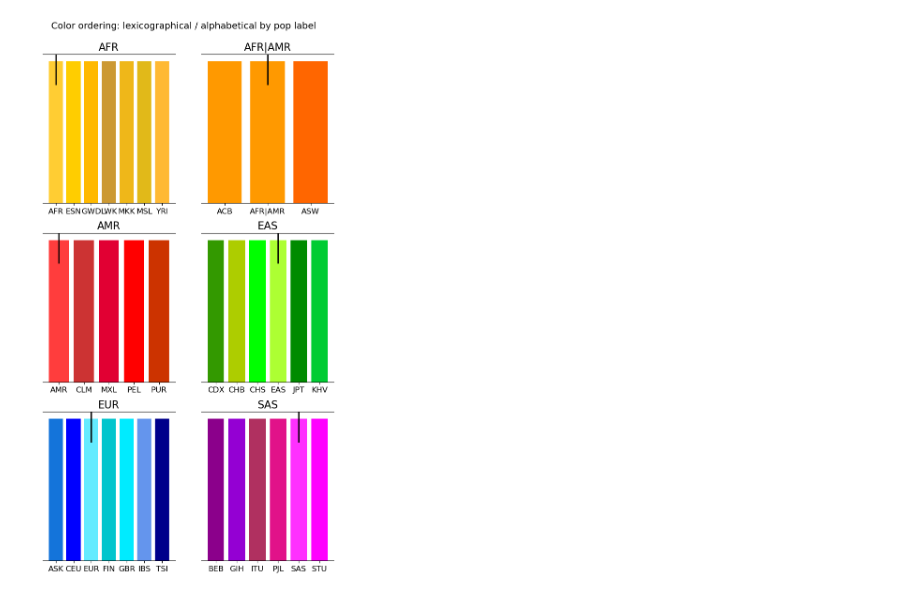
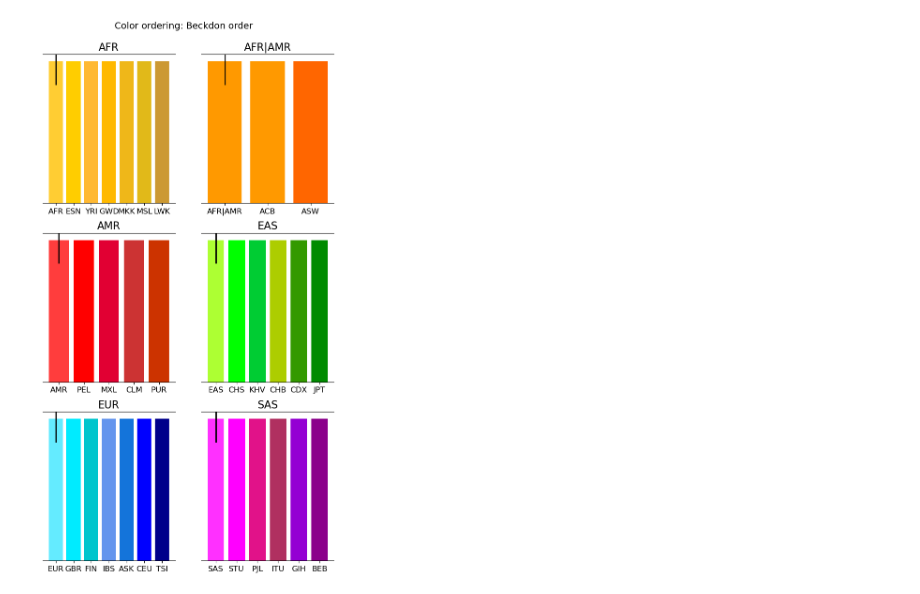
Before and after one commit to core-unit-bioinformatics/project-run-hgsvc-hybrid-assemblies, a Jupyter notebook: notebooks/utils/dump_color_table.ipynb, the cells around one changed output. Drawn from its saved outputs; the diff is of its cells as text; code cells hidden in the pictures.

Commit message:
upd color scheme

```diff
--- a/notebooks/utils/dump_color_table.ipynb
+++ b/notebooks/utils/dump_color_table.ipynb
@@ -83,11 +83,11 @@ def conv_rgb_to_cmyk(row, stringlify=True):
     return cmyk
 
 
-def read_beck_order_file():
+def read_beckdon_order_file():
 
     file_path = pl.Path(
         "/home/ebertp/work/code/cubi/project-run-hgsvc-hybrid-assemblies/annotations/projectmng",
-        "colors_beck_order.txt"
+        "colors_beckdon_order.txt"
     )
     beck_order = dict()
     with open(file_path, "r") as listing:
@@ -174,13 +174,13 @@ df_cmyk = pd.DataFrame.from_records(
 df = pd.concat([df, df_cmyk], axis=1, ignore_index=False)
 
 df.sort_values(["continental_group", "population"], axis=0, inplace=True)
-color_beck_ordering = read_beck_order_file()
-df["beck_order"] = df["population"].replace(color_beck_ordering, inplace=False)
+color_beckdon_ordering = read_beckdon_order_file()
+df["beckdon_order"] = [color_beckdon_ordering[pop] for pop in df["population"].values]
 df.reset_index(drop=True, inplace=True)
 
-pop_order = "lex"
+pop_order = "beckdon"
 
-assert pop_order in ["lex", "beck"]
+assert pop_order in ["lex", "beckdon"]
 
 fig, axes = plt.subplots(figsize=(8,14), nrows=3, ncols=2, sharey=True, sharex=False)
 
@@ -190,8 +190,8 @@ for cgroup, pops in df.groupby("continental_group"):
     ax = axes[row, col]
     pos = range(1, len(pops)+1)
     heights = [1] * len(pos)
-    if pop_order == "beck":
-        pops = pops.sort_values(["beck_order"], inplace=False)
+    if pop_order == "beckdon":
+        pops = pops.sort_values(["beckdon_order"], inplace=False)
     ax.bar(
         pos,
         heights,
@@ -217,33 +217,33 @@ for cgroup, pops in df.groupby("continental_group"):
 if pop_order == "lex":
     fig.suptitle(
         "Color ordering: lexicographical / alphabetical by pop label",
         fontsize=14, y=0.93
     )
-elif pop_order == "beck":
+elif pop_order == "beckdon":
     fig.suptitle(
-        "Color ordering: Beck order",
+        "Color ordering: Beckdon order",
         fontsize=14, y=0.93
     )
 else:
     raise ValueError(pop_order)
 
 
 dest_pdf = pl.Path(
     "/home/ebertp/work/code/cubi/project-run-hgsvc-hybrid-assemblies/annotations/projectmng",
     f"hgsvc3_pop_colors.{pop_order}-order.pdf"
 )
 
 dest_table = pl.Path(
     "/home/ebertp/work/code/cubi/project-run-hgsvc-hybrid-assemblies/annotations/projectmng",
     "hgsvc3_pop_colors.tsv"
 )
 
 plt.savefig(dest_pdf, bbox_inches="tight")
 
 with open(dest_table, "w") as table:
     _ = table.write("# 1000 Genomes Project - color scheme phase 3\n")
     _ = table.write("# color/population ASK added for HG002/NA24385\n")
     _ = table.write("# color/population MKK added for NA21487\n")
     df.to_csv(table, sep="\t", header=True, index=False)
 # %% [output]
-[figure, old version]
+[figure, new version]
```
Also changed, not shown: 5 other files.
